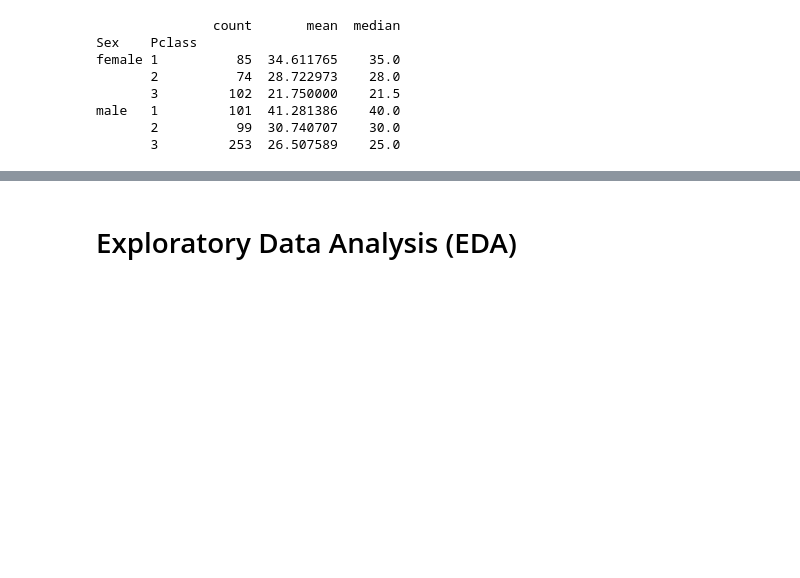
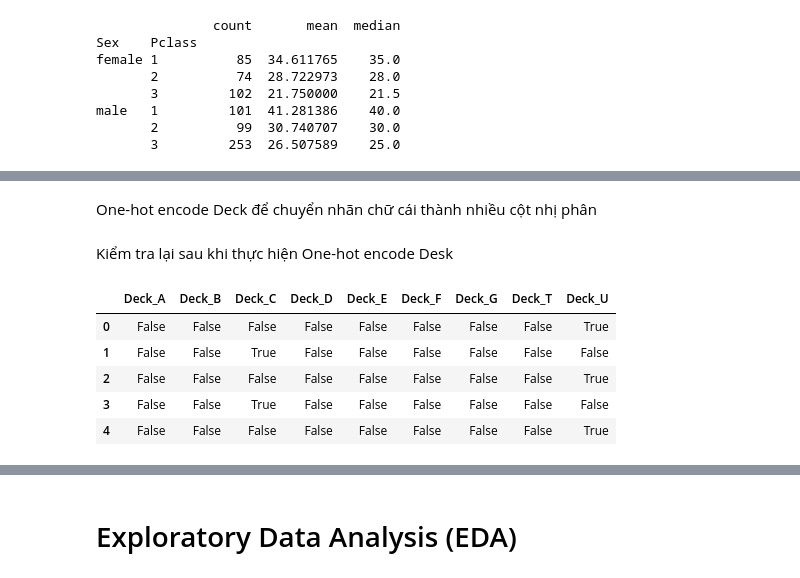
Before and after one commit to Phtzone/SGU25_KPDL_Group, a Jupyter notebook: Challange 1/titanic/titanic.ipynb, the cells around one changed output, grey strips where cells are left out. Drawn from its saved outputs; the diff is of its cells as text; code cells hidden in the pictures; blank space fills up the shorter version.

```diff
--- a/Challange 1/titanic/titanic.ipynb
+++ b/Challange 1/titanic/titanic.ipynb
@@ -119,3 +121,18 @@ female 1          85  34.611765    35.0
 male   1         101  41.281386    40.0
        2          99  30.740707    30.0
        3         253  26.507589    25.0
+# %%
+median_age = train_df.groupby(['Sex', 'Pclass'])['Age'].median()
+
+# train: lấp bằng median theo nhóm
+train_df['Age'] = train_df.groupby(['Sex', 'Pclass'])['Age'] \
+                          .transform(lambda s: s.fillna(s.median()))
+
+# test: dùng median đã fit từ train, fallback sang median toàn cục nếu thiếu key
+global_median = train_df['Age'].median()
+test_df['Age'] = test_df.apply(
+    lambda row: row['Age']
+    if pd.notna(row['Age'])
+    else median_age.get((row['Sex'], row['Pclass']), global_median),
+    axis=1,
+)
@@ -121,0 +194,17 @@ male   1         101  41.281386    40.0
+# %% [markdown]
+One-hot encode Deck để chuyển nhãn chữ cái thành nhiều cột nhị phân
+# %%
+deck_cols = pd.get_dummies(train_df['Deck'], prefix='Deck')
+train_df = pd.concat([train_df.drop(columns=['Deck', 'Cabin']),
+                      deck_cols], axis=1)
+# %% [markdown]
+Kiểm tra lại sau khi thực hiện One-hot encode Desk
+# %%
+train_df.filter(like='Deck_').head()
+# %% [output]
+|  | Deck_A | Deck_B | Deck_C | Deck_D | Deck_E | Deck_F | Deck_G | Deck_T | Deck_U |
+| 0 | False | False | False | False | False | False | False | False | True |
+| 1 | False | False | True | False | False | False | False | False | False |
+| 2 | False | False | False | False | False | False | False | False | True |
+| 3 | False | False | True | False | False | False | False | False | False |
+| 4 | False | False | False | False | False | False | False | False | True |
```
Also changed, not shown: parts of 17 cells of this notebook.
